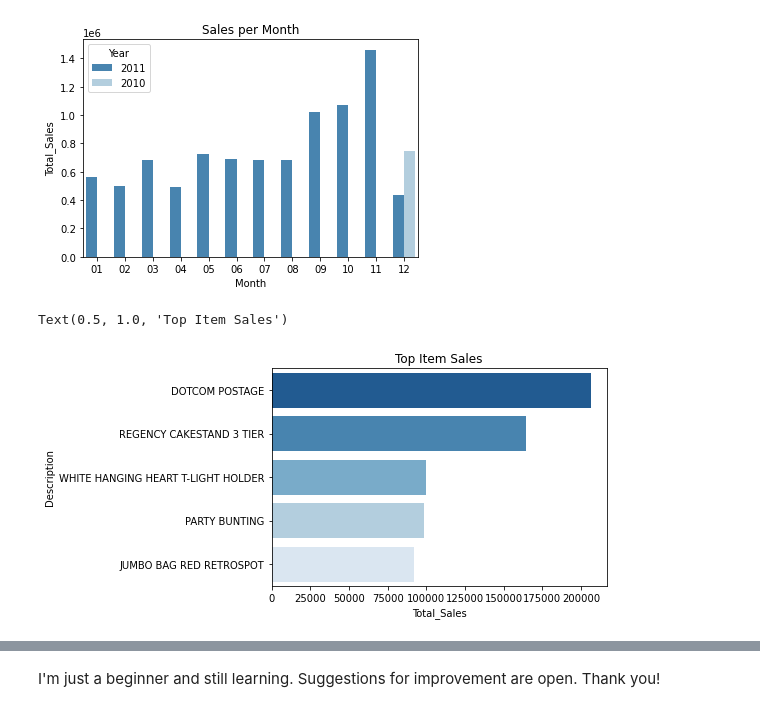
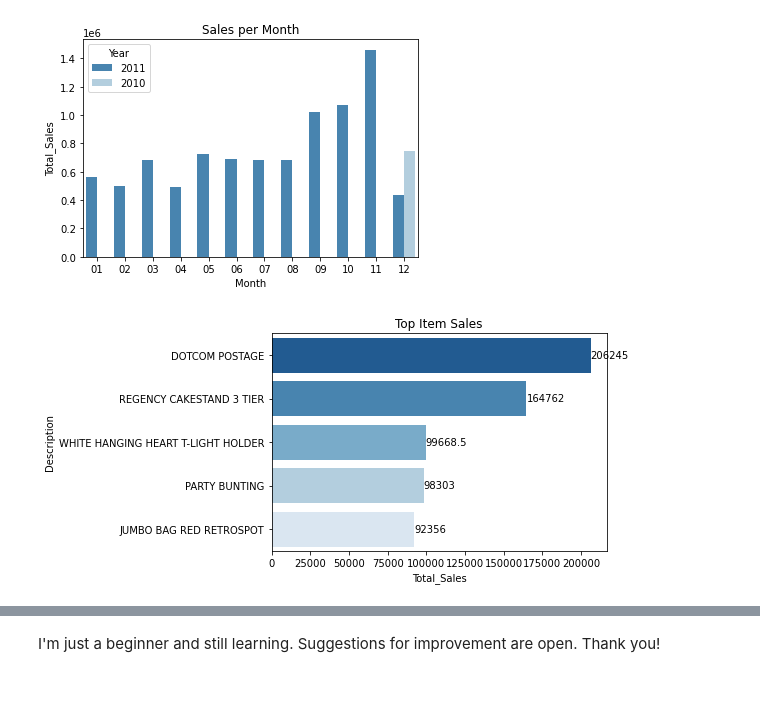
Before and after one commit to jbngcrs03/Data-Science-Projects, a Jupyter notebook: online-retail-analysis.ipynb, the cells around one changed output, grey strips where cells are left out. Cells and saved outputs as stored; diff of their text form; code cells hidden in the pictures.

Commit message:
Kaggle Notebook | Online Retail Analysis  | Version 5

```diff
--- a/online-retail-analysis.ipynb
+++ b/online-retail-analysis.ipynb
@@ -6,7 +8,7 @@ import matplotlib.pyplot as plt
 import seaborn as sns
 # %%
 #Loading Data
-retail = pd.read_csv('/kaggle/input/online-retail-dataset/online_retail.csv')
+retail = pd.read_csv('/kaggle/input/online-retail-dataset/online_retail.csv', index_col=False)
 retail.head()
 # %% [output]
 |  | InvoiceNo | StockCode | Description | Quantity | InvoiceDate | UnitPrice | CustomerID | Country |
@@ -44,5 +46,6 @@ Number of Columns: 8
 # %%
 #Data Cleaning and Manipulation
+retail['Cancelled'] = retail['InvoiceNo'].str.find('C', start = 0)#if its true = 0 then false = -1
 retail['Description'] = retail['Description'].fillna('None')
 retail['Description'] = retail['Description'].str.strip()
 retail['CustomerID'] = retail['CustomerID'].fillna('0')
@@ -136,4 +141,6 @@ Text(0.5, 1.0, 'Top 5 Countries with most sales ')
 total_customer_per_country = retail.groupby('Country')['CustomerID'].count().reset_index().sort_values('CustomerID',ascending=False)
 z = sns.barplot(data=total_customer_per_country.head(5), x='CustomerID',y='Country',palette = 'Blues_r')
 plt.title("Top 5 Countries with most Customers ")
+for i in z.containers:
+    z.bar_label(i,)
 # %% [output]
@@ -156,7 +162,8 @@ Text(0.5, 1.0, 'Sales per Month')
 # %%
 total_sales_per_category = retail.groupby('Description')['Total_Sales'].sum().reset_index().sort_values('Total_Sales',ascending=False)
 z = sns.barplot(data=total_sales_per_category.head(5), y='Description',x='Total_Sales',palette = 'Blues_r')
 plt.title("Top Item Sales")
+for i in z.containers:
+    z.bar_label(i,)
 # %% [output]
-Text(0.5, 1.0, 'Top Item Sales')
-[figure, old version]
+[figure, new version]
```
Also changed, not shown: parts of 7 cells of this notebook.
